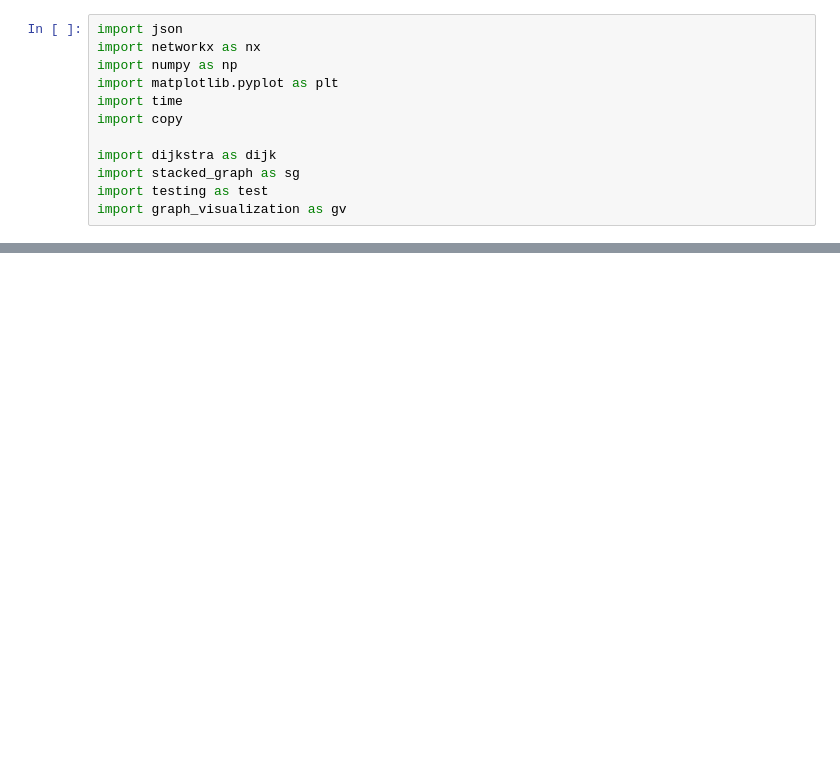
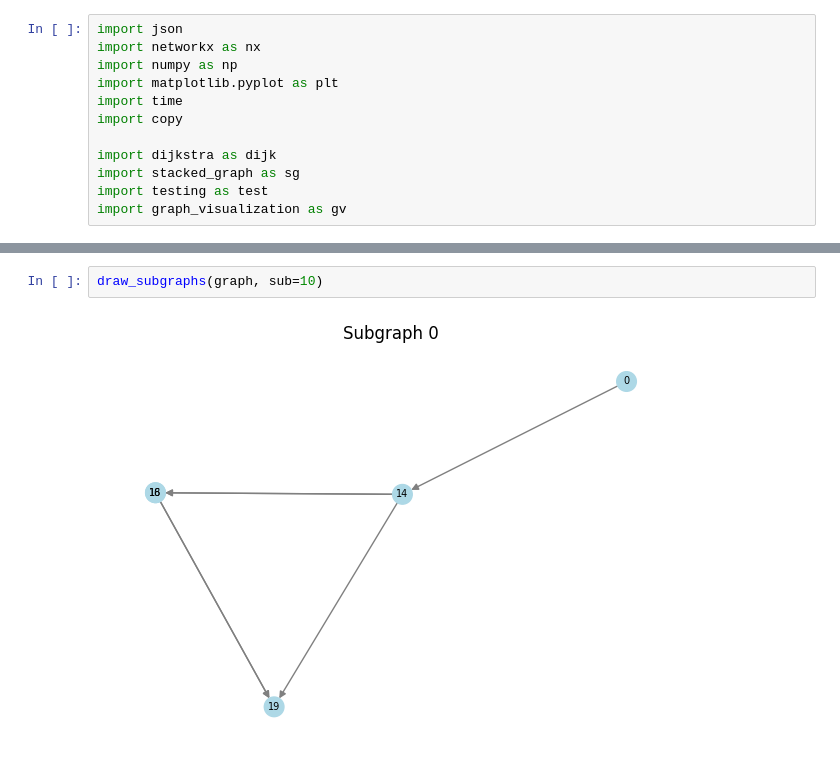
Before and after one commit to RyanTomich/photonic_compiler, a Jupyter notebook: model_to_graph/sub_graphs.ipynb, the cells around one changed output, grey strips where cells are left out. Cells and saved outputs as stored; diff of their text form; blank space fills up the shorter version.

```diff
--- a/model_to_graph/sub_graphs.ipynb
+++ b/model_to_graph/sub_graphs.ipynb
@@ -84,0 +110,4 @@ plt.show()
+# %%
+draw_subgraphs(graph, sub=10)
+# %% [output]
+[figure, added]
```
Also changed, not shown: parts of 9 cells of this notebook, 2 other files.
